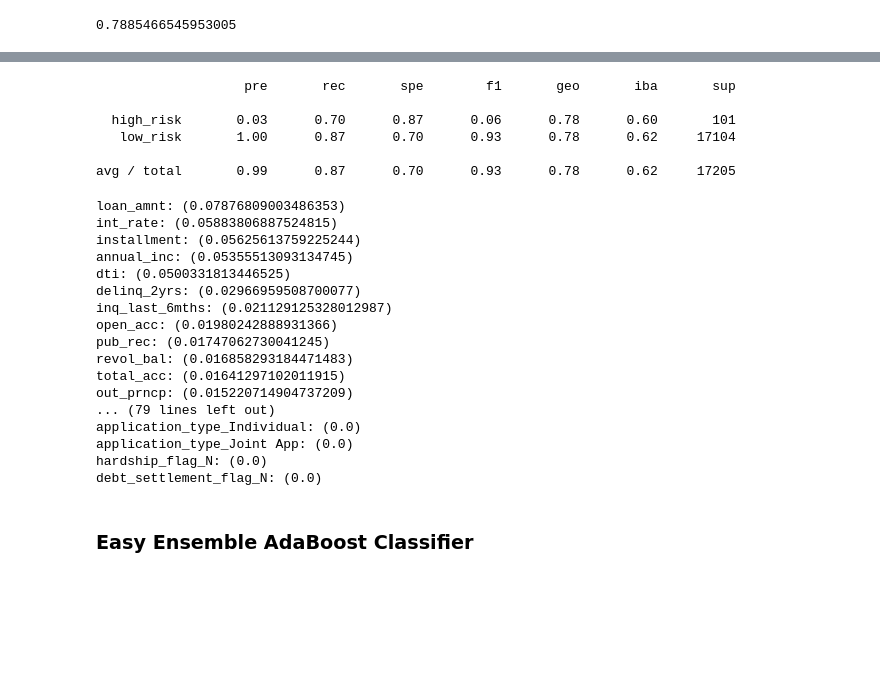
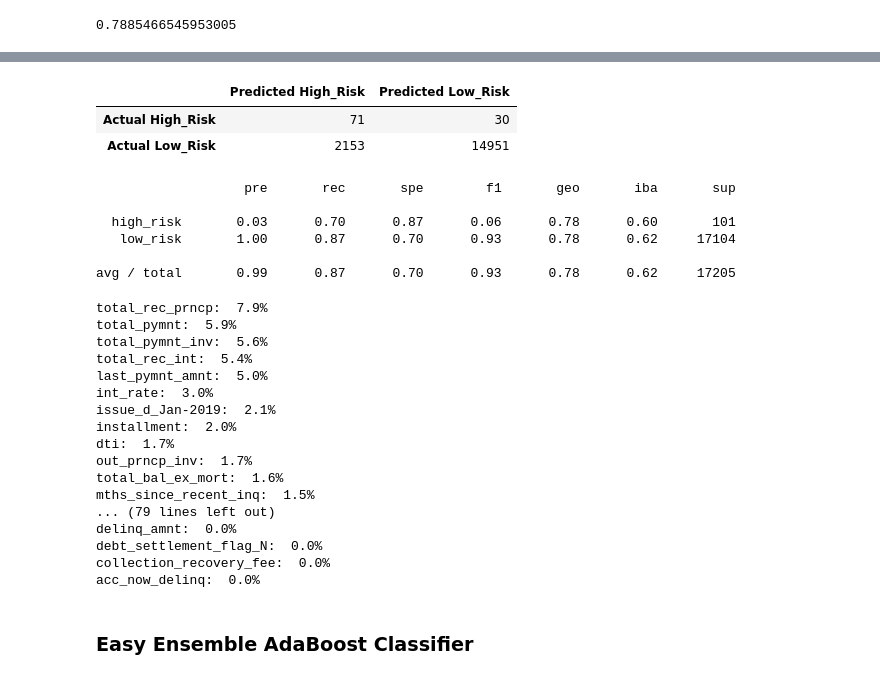
Before and after one commit to rloufoster/Credit-Risk, a Jupyter notebook: credit_risk_ensemble.ipynb, the cells around one changed output, grey strips where cells are left out. Drawn from its saved outputs; the diff is of its cells as text; code cells hidden in the pictures; blank space fills up the shorter version.

```diff
--- a/credit_risk_ensemble.ipynb
+++ b/credit_risk_ensemble.ipynb
@@ -142,2 +159,5 @@ AttributeError: can't set attribute
+# %%
+# Calculate predictions
+y_pred = rf_model.predict(X_test)
 # %%
 # Calculated the balanced accuracy score
@@ -153,2 +168,15 @@ array([[   71,    30],
+# %%
+# Display the confusion matrix
+cm = confusion_matrix(y_test, y_pred)
+
+# Create a DataFrame from the confusion matrix.
+cm_df = pd.DataFrame(
+    cm, index=["Actual High_Risk", "Actual Low_Risk"], columns=["Predicted High_Risk", "Predicted Low_Risk"])
+
+cm_df
+# %% [output]
+|  | Predicted High_Risk | Predicted Low_Risk |
+| Actual High_Risk | 71 | 30 |
+| Actual Low_Risk | 2153 | 14951 |
 # %%
 # Print the imbalanced classification report
@@ -162,24 +190,26 @@ array([[   71,    30],
 avg / total       0.99      0.87      0.70      0.93      0.78      0.62     17205
 # %%
 # List the features sorted in descending order by feature importance
-# YOUR CODE HERE
+importances = sorted(zip(rf_model.feature_importances_, X.columns), reverse=True)
+for importance in importances:
+    print(f'{importance[1]}:  {importance[0]*100:.1f}%')
 # %% [output]
-loan_amnt: (0.07876809003486353)
-int_rate: (0.05883806887524815)
-installment: (0.05625613759225244)
-annual_inc: (0.05355513093134745)
-dti: (0.0500331813446525)
-delinq_2yrs: (0.02966959508700077)
-inq_last_6mths: (0.021129125328012987)
-open_acc: (0.01980242888931366)
-pub_rec: (0.01747062730041245)
-revol_bal: (0.016858293184471483)
-total_acc: (0.01641297102011915)
-out_prncp: (0.015220714904737209)
+total_rec_prncp:  7.9%
+total_pymnt:  5.9%
+total_pymnt_inv:  5.6%
+total_rec_int:  5.4%
+last_pymnt_amnt:  5.0%
+int_rate:  3.0%
+issue_d_Jan-2019:  2.1%
+installment:  2.0%
+dti:  1.7%
+out_prncp_inv:  1.7%
+total_bal_ex_mort:  1.6%
+mths_since_recent_inq:  1.5%
 ... (79 lines left out)
-application_type_Individual: (0.0)
-application_type_Joint App: (0.0)
-hardship_flag_N: (0.0)
-debt_settlement_flag_N: (0.0)
+delinq_amnt:  0.0%
+debt_settlement_flag_N:  0.0%
+collection_recovery_fee:  0.0%
+acc_now_delinq:  0.0%
 # %% [markdown]
 ### Easy Ensemble AdaBoost Classifier
```
Also changed, not shown: parts of 12 cells of this notebook, 26 other files.
